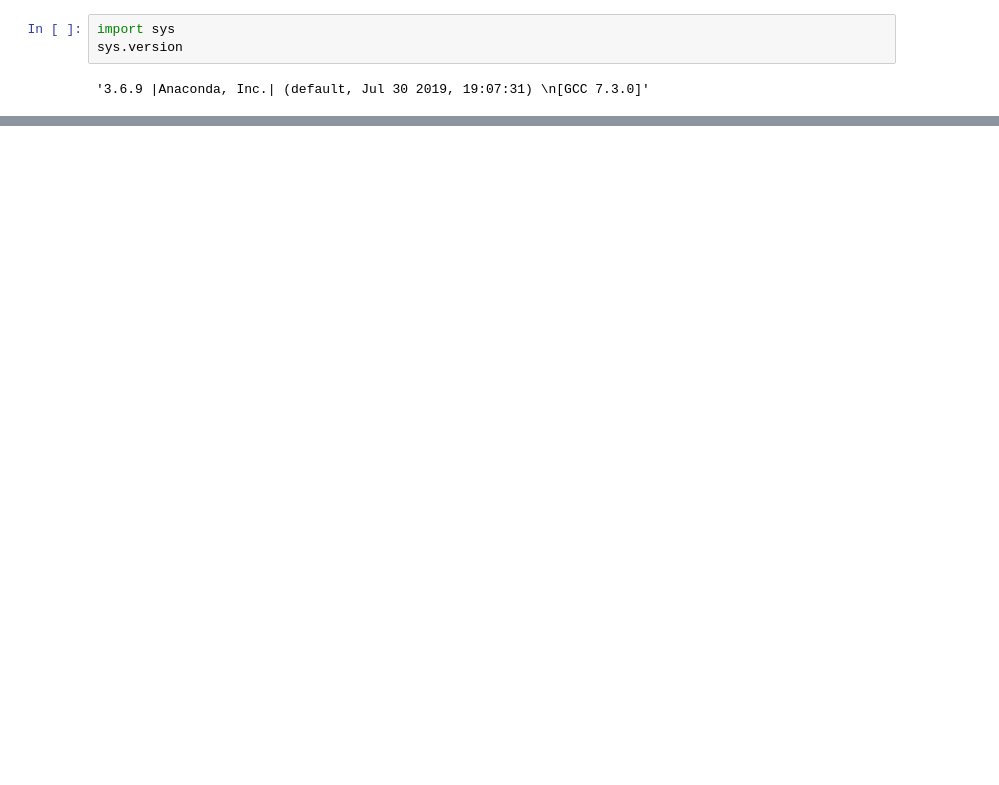
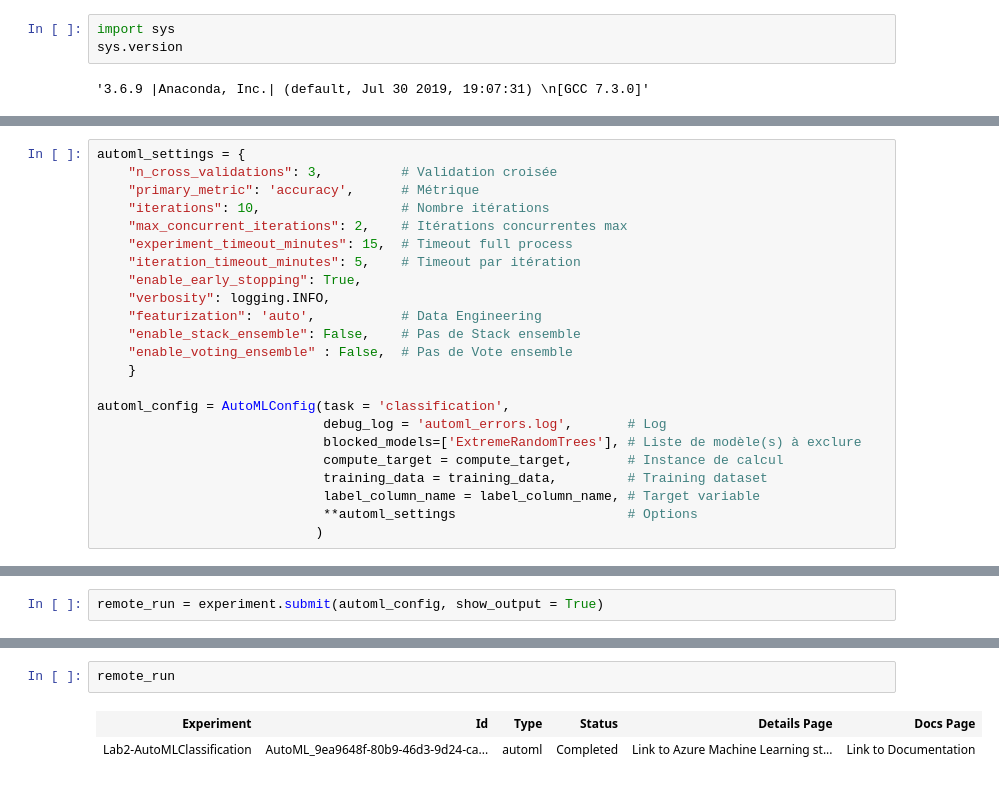
Before and after one commit to retkowsky/AMLlabs, a Jupyter notebook: Lab2 AutoML.ipynb, the cells around one changed output, grey strips where cells are left out. Drawn from its saved outputs; the diff is of its cells as text; blank space fills up the shorter version.

```diff
--- a/Lab2 AutoML.ipynb
+++ b/Lab2 AutoML.ipynb
@@ -260,0 +180,23 @@ Status: Completed)
+# %%
+automl_settings = {
+    "n_cross_validations": 3,          # Validation croisée
+    "primary_metric": 'accuracy',      # Métrique
+    "iterations": 10,                  # Nombre itérations
+    "max_concurrent_iterations": 2,    # Itérations concurrentes max
+    "experiment_timeout_minutes": 15,  # Timeout full process
+    "iteration_timeout_minutes": 5,    # Timeout par itération
+    "enable_early_stopping": True,
+    "verbosity": logging.INFO,
+    "featurization": 'auto',           # Data Engineering
+    "enable_stack_ensemble": False,    # Pas de Stack ensemble
+    "enable_voting_ensemble" : False,  # Pas de Vote ensemble
+    }
+
+automl_config = AutoMLConfig(task = 'classification',
+                             debug_log = 'automl_errors.log',       # Log
+                             blocked_models=['ExtremeRandomTrees'], # Liste de modèle(s) à exclure
+                             compute_target = compute_target,       # Instance de calcul
+                             training_data = training_data,         # Training dataset
+                             label_column_name = label_column_name, # Target variable
+                             **automl_settings                      # Options
+                            )
@@ -260,0 +205,2 @@ Status: Completed)
+# %%
+remote_run = experiment.submit(automl_config, show_output = True)
@@ -260,0 +232,5 @@ Status: Completed)
+# %%
+remote_run
+# %% [output]
+| Experiment | Id | Type | Status | Details Page | Docs Page |
+| Lab2-AutoMLClassification | AutoML_9ea9648f-80b9-46d3-9d24-ca... | automl | Completed | Link to Azure Machine Learning st... | Link to Documentation |
```
Also changed, not shown: parts of 106 cells of this notebook, 6 other files.
